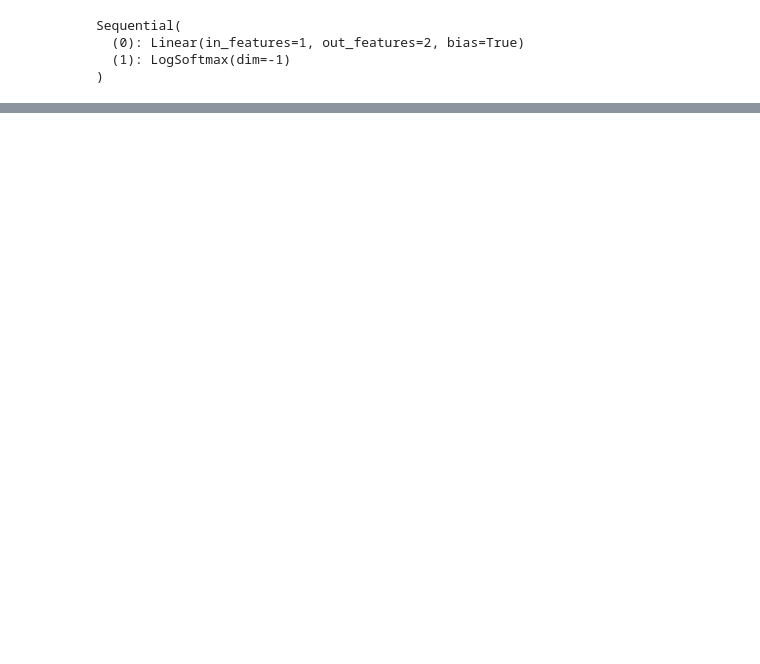
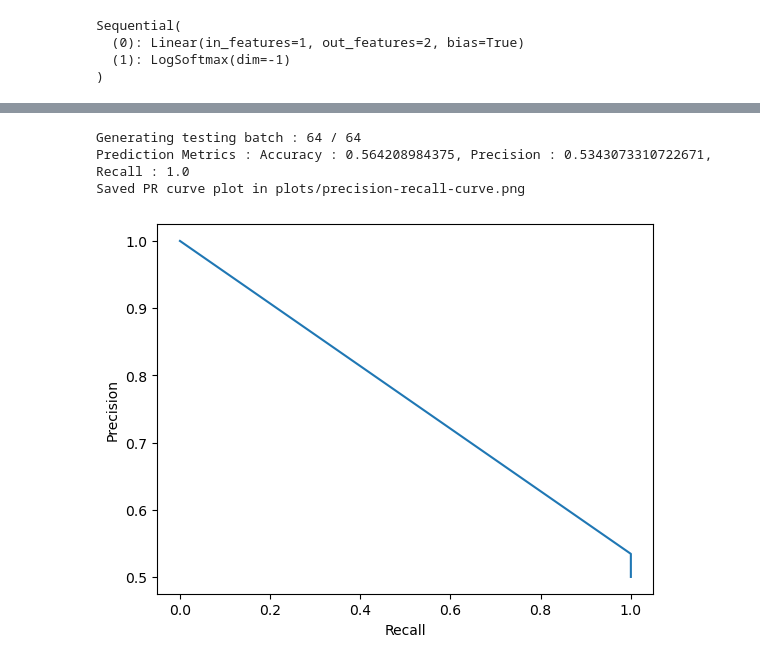
Before and after one commit to Louis-desc/CSE, a Jupyter notebook: Test.ipynb, the cells around one changed output, grey strips where cells are left out. Cells and saved outputs as stored; diff of their text form; code cells hidden in the pictures; blank space fills up the shorter version.

```diff
--- a/Test.ipynb
+++ b/Test.ipynb
@@ -1412,0 +1245,11 @@ opt.param_groups[0]["lr"]
+# %%
+# Run Jun17-19-44 with corrected error. scheduler working (min_lr = 1e-12), and starting lr = 1e-5
+emb_model.load_state_dict(torch.load("ckpt/emb_model_29_Jun-17-19-44.pt"))
+pred_model.model.load_state_dict(torch.load("ckpt/pred_model_linear_29_Jun17-19-44.pt"))
+batchs_list = generating_evaluation_batchs()
+nm_pr_curve(emb_model,pred_model,batchs_list)
+# %% [output]
+Generating testing batch : 64 / 64
+Prediction Metrics : Accuracy : 0.564208984375, Precision : 0.5343073310722671, Recall : 1.0
+Saved PR curve plot in plots/precision-recall-curve.png
+[figure, added]
```
Also changed, not shown: parts of 69 cells of this notebook, 2 other files.
